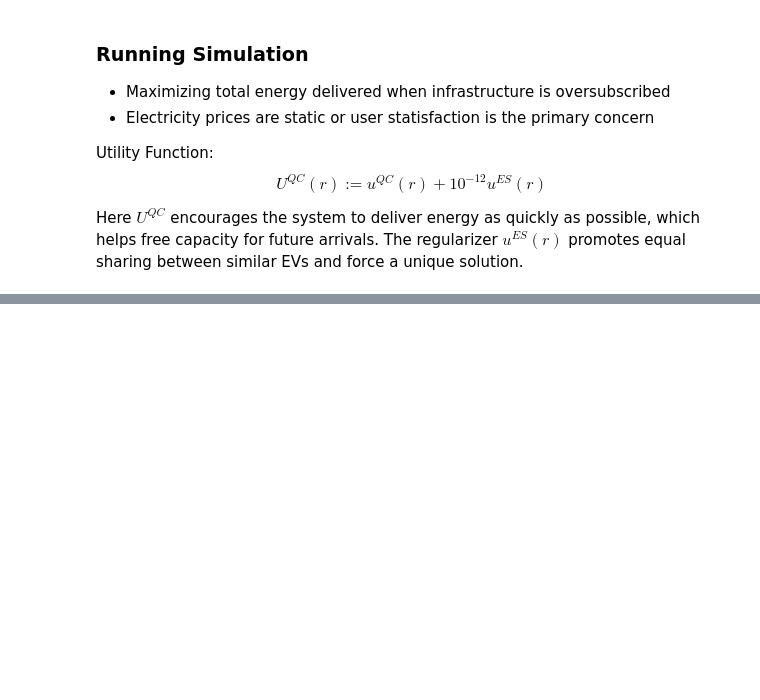
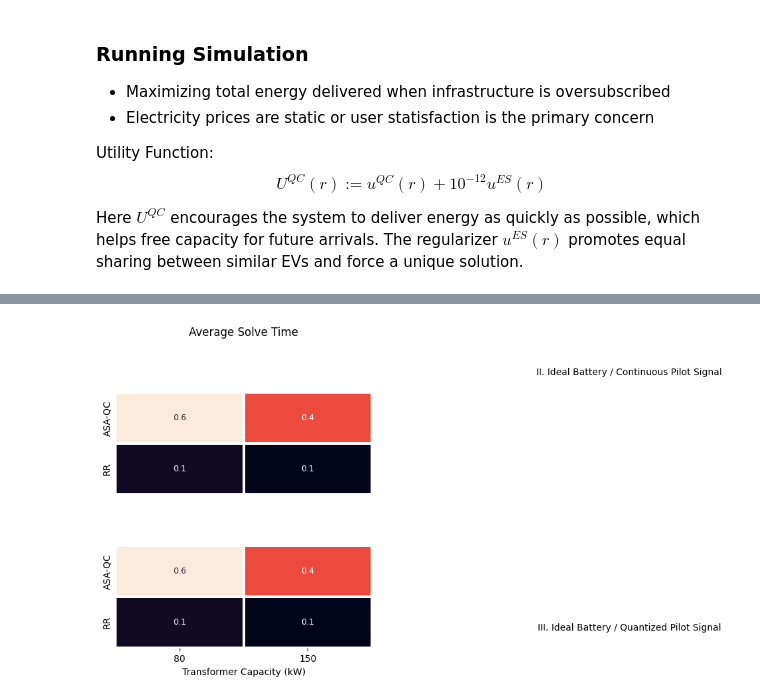
Before and after one commit to kamareee/acn-ev-simulation, a Jupyter notebook: running_experiment.ipynb, the cells around one changed output, grey strips where cells are left out. Drawn from its saved outputs; the diff is of its cells as text; code cells hidden in the pictures; blank space fills up the shorter version.

```diff
--- a/running_experiment.ipynb
+++ b/running_experiment.ipynb
@@ -245,0 +397,30 @@ Starting - results/infrastructure_utilization_results/9-1-2018:10-1-2018/II/20/A
+# %%
+fig, ax = plt.subplots()
+ax.set_title("Average Solve Time")
+fig.set_size_inches(5, 6)
+labels = ['', 'ASA-QC', 'RR',
+          '', 'ASA-QC', 'RR'
+          ]
+
+stack = []
+spacer = np.full((1, len(caps)), np.nan)
+for scenario in scenarios:
+    stack.append(spacer)
+    stack.append(avg_solve_time[scenario])
+heatmap = np.vstack(stack)
+
+
+sns.heatmap(heatmap, annot=True, fmt='.1f', linewidth=1.5, ax=ax,
+            cbar=False, annot_kws= {'fontsize':9}, yticklabels=labels, xticklabels=caps)
+title_style = {'horizontalalignment': 'center', 'verticalalignment': 'center', 'fontsize': 10}
+vert_offset = 0.6
+ax.text(4, 0 + vert_offset, 'II. Ideal Battery / Continuous Pilot Signal', **title_style)
+ax.text(4, 5 + vert_offset, 'III. Ideal Battery / Quantized Pilot Signal', **title_style)
+# ax.text(4, 10 + vert_offset, 'IV. Non-Ideal Battery / Continuous Pilot Signal', **title_style)
+# ax.text(4, 15 + vert_offset, 'V. Non-Ideal Battery / Quantized Pilot Signal', **title_style)
+ax.set_xlabel('Transformer Capacity (kW)')
+
+ax.tick_params(axis=u'y', which=u'both',length=0)
+fig.tight_layout();
+# %% [output]
+[figure, added]
```
Also changed, not shown: parts of 12 cells of this notebook, 1 other file.
